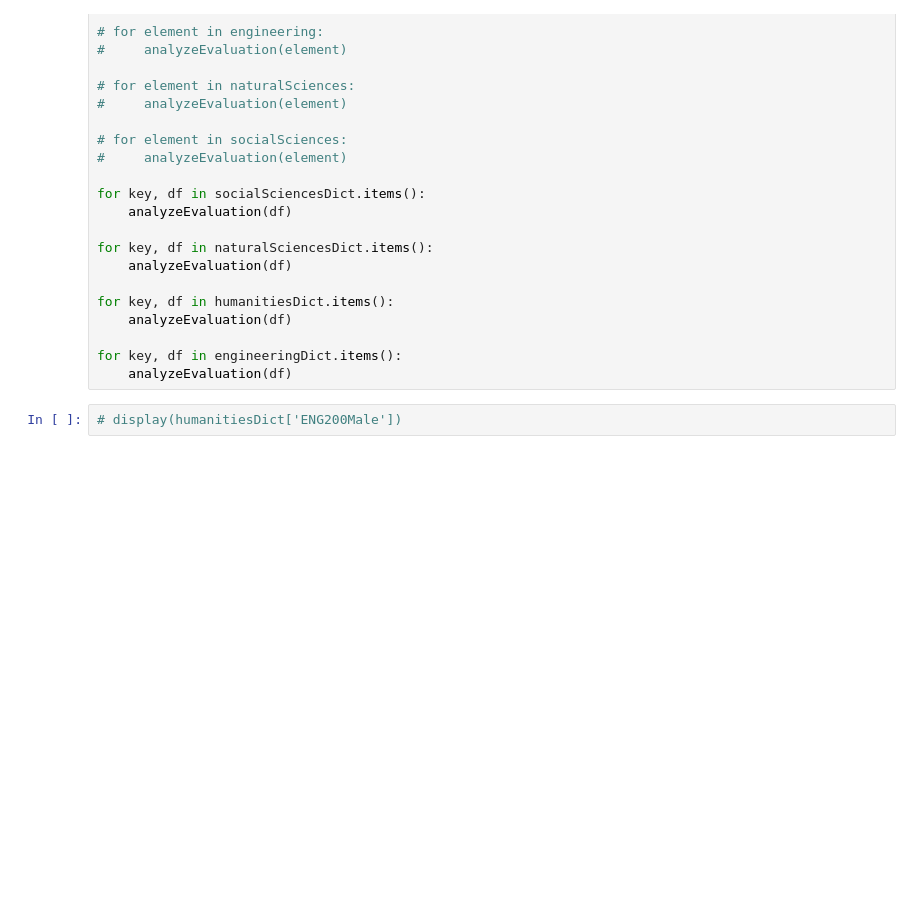
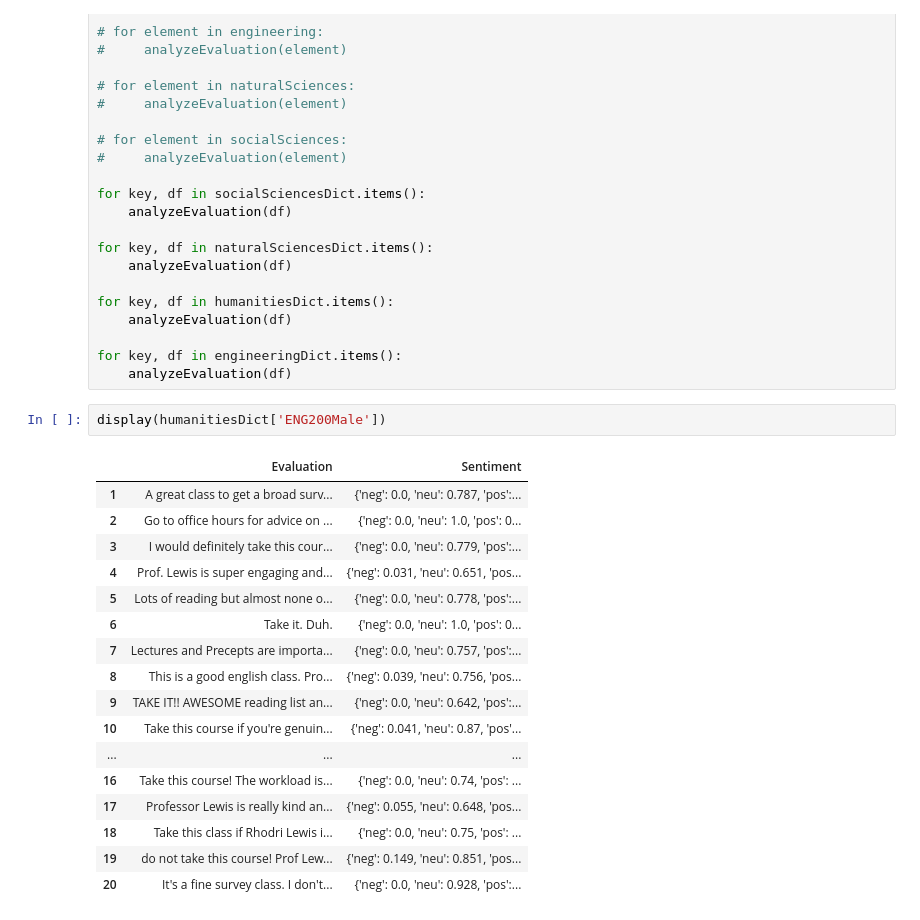
Before and after one commit to malqudah/Alqudah_Senior_Thesis, a Jupyter notebook: code.ipynb, the cells around one changed output. Saved outputs shown, nothing was run; the diff lists cells and outputs as text; blank space fills up the shorter version.

Commit message:
sentiment working

```diff
--- a/code.ipynb
+++ b/code.ipynb
@@ -663,4 +663,22 @@ for key, df in humanitiesDict.items():
 for key, df in engineeringDict.items():
     analyzeEvaluation(df)
 # %%
-# display(humanitiesDict['ENG200Male'])
+display(humanitiesDict['ENG200Male'])
+# %% [output]
+|  | Evaluation | Sentiment |
+| 1 | A great class to get a broad surv... | {'neg': 0.0, 'neu': 0.787, 'pos':... |
+| 2 | Go to office hours for advice on ... | {'neg': 0.0, 'neu': 1.0, 'pos': 0... |
+| 3 | I would definitely take this cour... | {'neg': 0.0, 'neu': 0.779, 'pos':... |
+| 4 | Prof. Lewis is super engaging and... | {'neg': 0.031, 'neu': 0.651, 'pos... |
+| 5 | Lots of reading but almost none o... | {'neg': 0.0, 'neu': 0.778, 'pos':... |
+| 6 | Take it. Duh. | {'neg': 0.0, 'neu': 1.0, 'pos': 0... |
+| 7 | Lectures and Precepts are importa... | {'neg': 0.0, 'neu': 0.757, 'pos':... |
+| 8 | This is a good english class. Pro... | {'neg': 0.039, 'neu': 0.756, 'pos... |
+| 9 | TAKE IT!! AWESOME reading list an... | {'neg': 0.0, 'neu': 0.642, 'pos':... |
+| 10 | Take this course if you're genuin... | {'neg': 0.041, 'neu': 0.87, 'pos'... |
+| ... | ... | ... |
+| 16 | Take this course! The workload is... | {'neg': 0.0, 'neu': 0.74, 'pos': ... |
+| 17 | Professor Lewis is really kind an... | {'neg': 0.055, 'neu': 0.648, 'pos... |
+| 18 | Take this class if Rhodri Lewis i... | {'neg': 0.0, 'neu': 0.75, 'pos': ... |
+| 19 | do not take this course! Prof Lew... | {'neg': 0.149, 'neu': 0.851, 'pos... |
+| 20 | It's a fine survey class. I don't... | {'neg': 0.0, 'neu': 0.928, 'pos':... |
```
